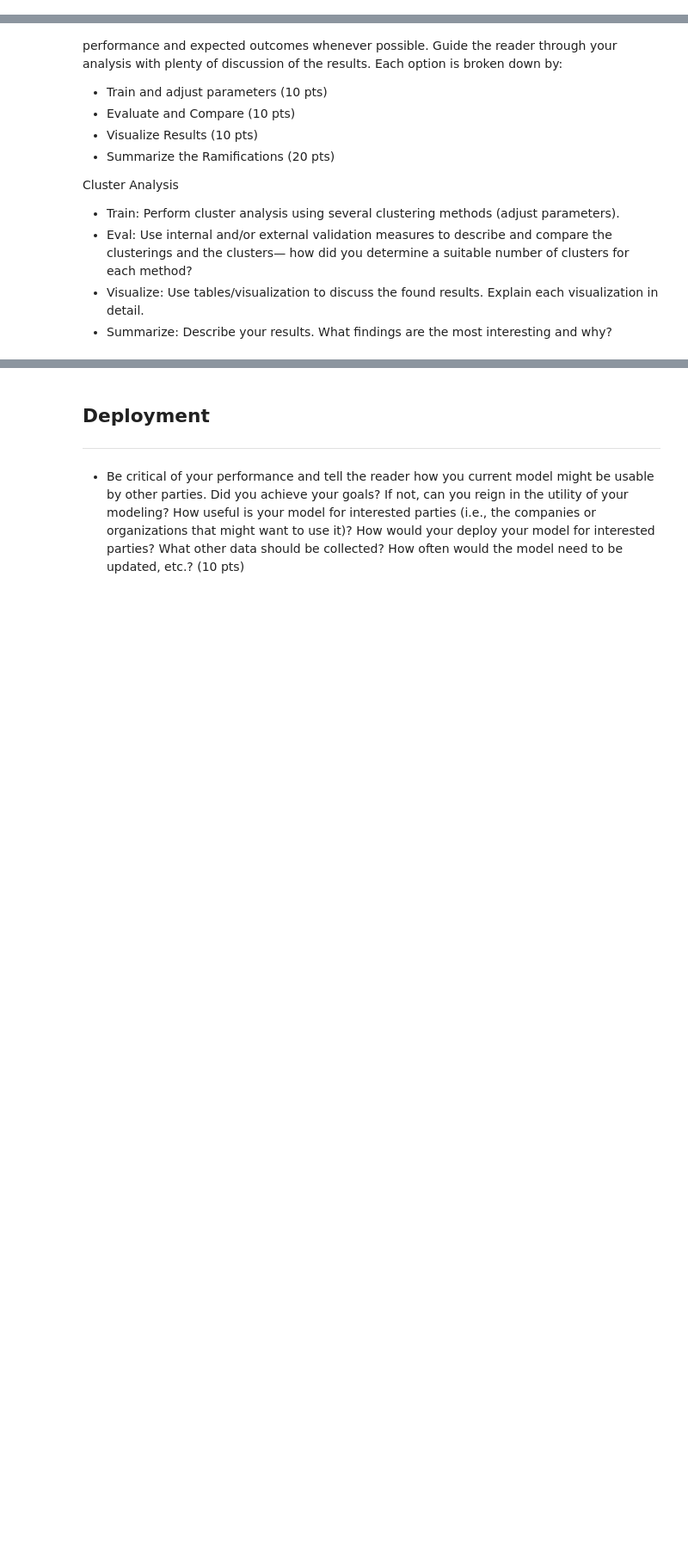
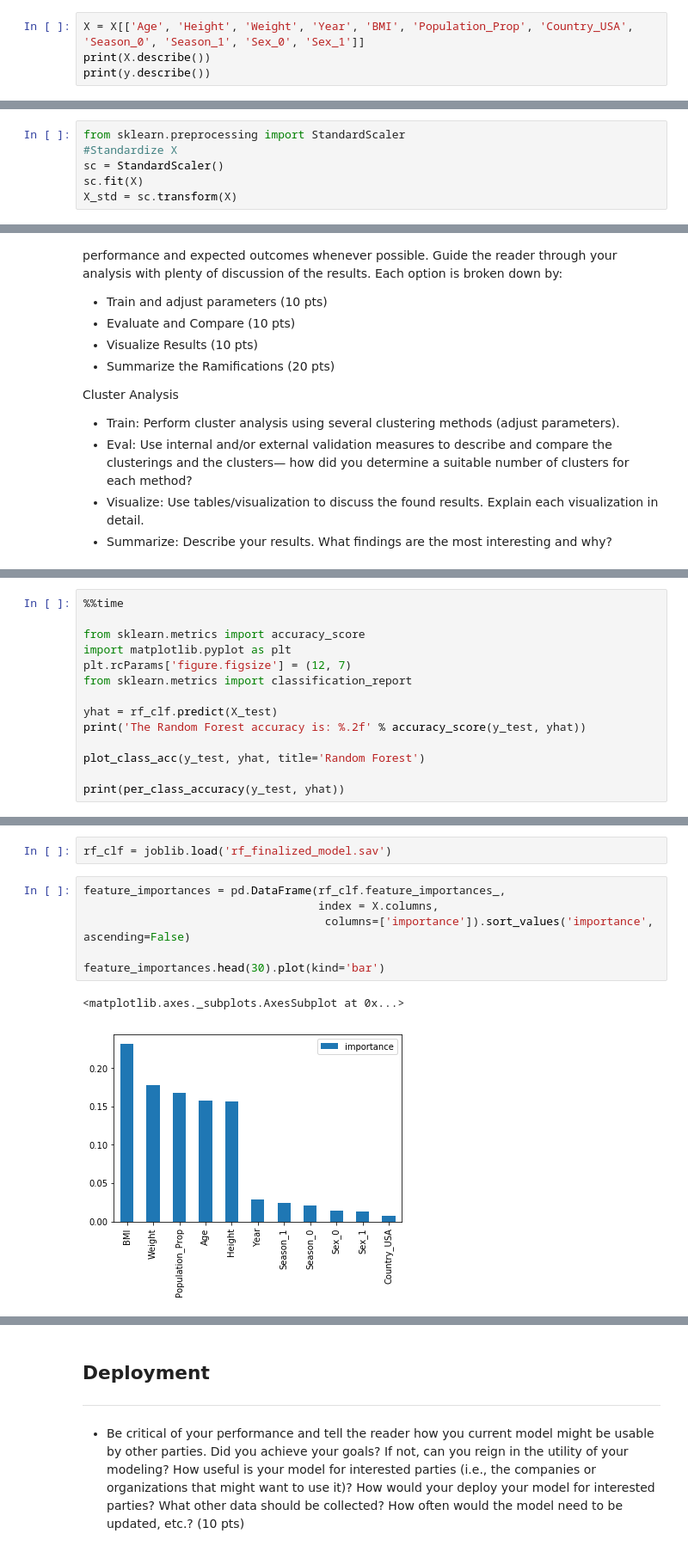
Before and after one commit to i4a/olympics, a Jupyter notebook: LabAssignmentThree.ipynb, the cells around one changed output, grey strips where cells are left out. Shown at 86% size. Saved outputs shown, nothing was run; the diff lists cells and outputs as text; blank space fills up the shorter version.

```diff
--- a/LabAssignmentThree.ipynb
+++ b/LabAssignmentThree.ipynb
@@ -70,0 +51,4 @@ Name: Sport, dtype: object
+# %%
+X = X[['Age', 'Height', 'Weight', 'Year', 'BMI', 'Population_Prop', 'Country_USA', 'Season_0', 'Season_1', 'Sex_0', 'Sex_1']]
+print(X.describe())
+print(y.describe())
@@ -70,0 +107,6 @@ Name: Sport, dtype: object
+# %%
+from sklearn.preprocessing import StandardScaler
+#Standardize X
+sc = StandardScaler()
+sc.fit(X)
+X_std = sc.transform(X)
@@ -84,0 +232,14 @@ Cluster Analysis
+# %%
+%%time
+
+from sklearn.metrics import accuracy_score
+import matplotlib.pyplot as plt
+plt.rcParams['figure.figsize'] = (12, 7)
+from sklearn.metrics import classification_report
+
+yhat = rf_clf.predict(X_test)
+print('The Random Forest accuracy is: %.2f' % accuracy_score(y_test, yhat))
+
+plot_class_acc(y_test, yhat, title='Random Forest')
+
+print(per_class_accuracy(y_test, yhat))
@@ -84,0 +288,11 @@ Cluster Analysis
+# %%
+rf_clf = joblib.load('rf_finalized_model.sav')
+# %%
+feature_importances = pd.DataFrame(rf_clf.feature_importances_,
+                                   index = X.columns,
+                                    columns=['importance']).sort_values('importance', ascending=False)
+
+feature_importances.head(30).plot(kind='bar')
+# %% [output]
+<matplotlib.axes._subplots.AxesSubplot at 0x...>
+[figure, added]
```
Also changed, not shown: parts of 33 cells of this notebook.
